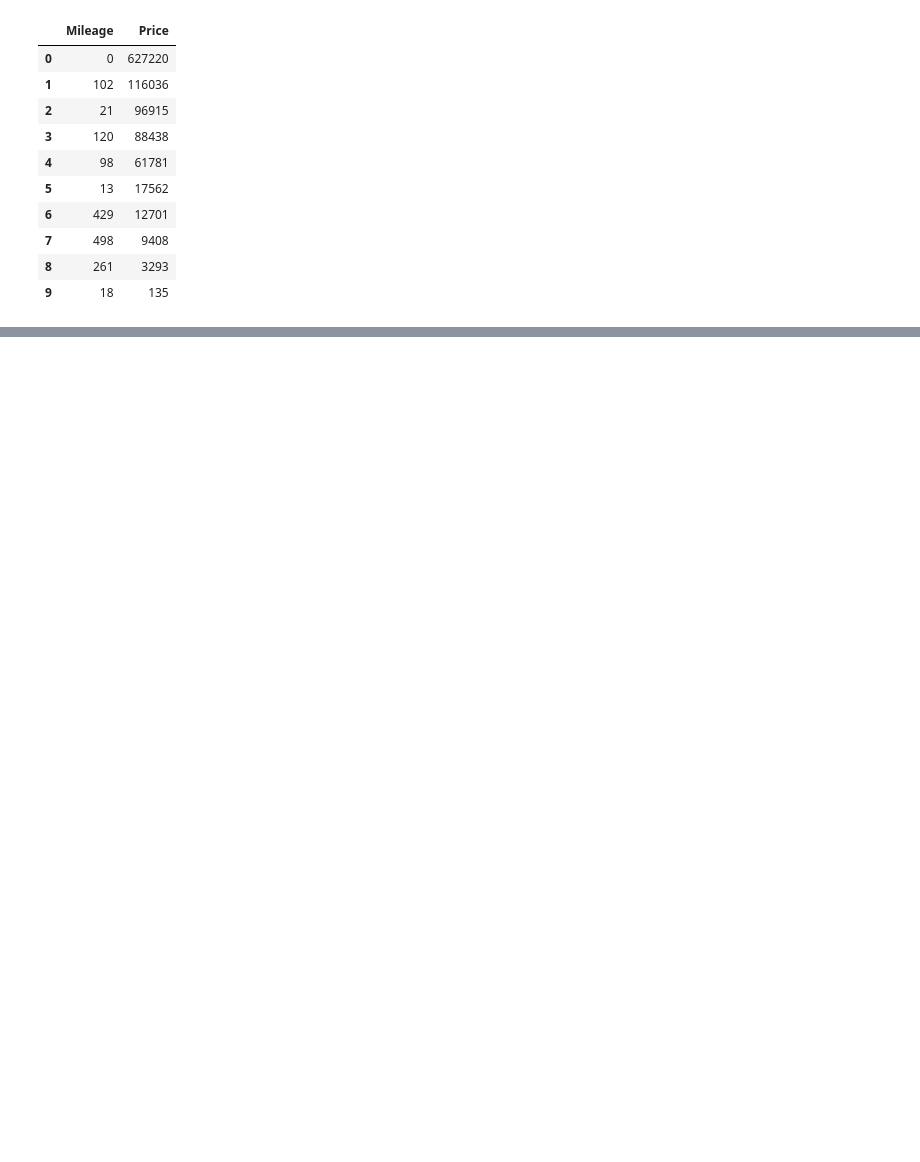
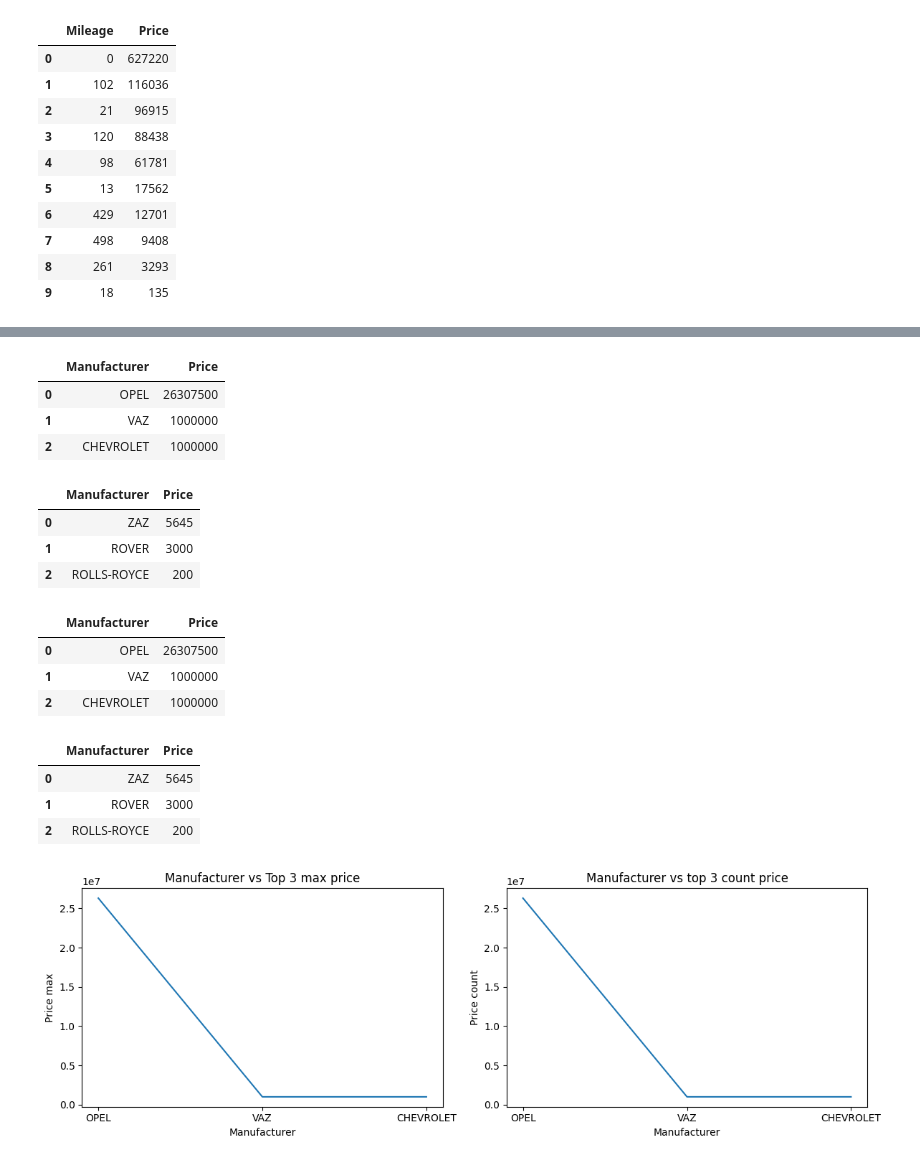
Before and after one commit to ahmeddiab1234/End-to-End-Car-Price-prediction, a Jupyter notebook: EDA.ipynb, the cells around one changed output, grey strips where cells are left out. Drawn from its saved outputs; the diff is of its cells as text; code cells hidden in the pictures; blank space fills up the shorter version.

```diff
--- a/EDA.ipynb
+++ b/EDA.ipynb
@@ -860,0 +879,56 @@ let's visualize the first and last 10 avg price
+# %%
+max_Manufacturer_price = group_by('Manufacturer', 'max')
+
+max_Manufacturer_price_head = max_Manufacturer_price.sort_values(by='Price', ascending=False).reset_index(drop=True).head(3)
+max_Manufacturer_price_tail = max_Manufacturer_price.sort_values(by='Price', ascending=False).reset_index(drop=True).tail(3)
+# %%
+max_Manufacturer_price_head.sort_values(by='Price', ascending=False).reset_index(drop=True).style.background_gradient(cmap='Reds', subset=['Price'])
+# %% [output]
+|  | Manufacturer | Price |
+| 0 | OPEL | 26307500 |
+| 1 | VAZ | 1000000 |
+| 2 | CHEVROLET | 1000000 |
+# %%
+max_Manufacturer_price_tail.sort_values(by='Price', ascending=False).reset_index(drop=True).style.background_gradient(cmap='Reds', subset=['Price'])
+# %% [output]
+|  | Manufacturer | Price |
+| 0 | ZAZ | 5645 |
+| 1 | ROVER | 3000 |
+| 2 | ROLLS-ROYCE | 200 |
+# %%
+cnt_Manufacturer_price = group_by('Manufacturer', 'count')
+
+cnt_Manufacturer_price_head = max_Manufacturer_price.sort_values(by='Price', ascending=False).reset_index(drop=True).head(3)
+cnt_Manufacturer_price_tail = max_Manufacturer_price.sort_values(by='Price', ascending=False).reset_index(drop=True).tail(3)
+# %%
+cnt_Manufacturer_price_head.sort_values(by='Price', ascending=False).reset_index(drop=True).style.background_gradient(cmap='Reds', subset=['Price'])
+# %% [output]
+|  | Manufacturer | Price |
+| 0 | OPEL | 26307500 |
+| 1 | VAZ | 1000000 |
+| 2 | CHEVROLET | 1000000 |
+# %%
+cnt_Manufacturer_price_tail.sort_values(by='Price', ascending=False).reset_index(drop=True).style.background_gradient(cmap='Reds', subset=['Price'])
+# %% [output]
+|  | Manufacturer | Price |
+| 0 | ZAZ | 5645 |
+| 1 | ROVER | 3000 |
+| 2 | ROLLS-ROYCE | 200 |
+# %%
+fig, axes = plt.subplots(1, 2, figsize=(12, 4))
+
+axes[0].plot(max_Manufacturer_price_head['Manufacturer'], max_Manufacturer_price_head['Price'])
+axes[0].set_title("Manufacturer vs Top 3 max price")
+axes[0].set_xlabel("Manufacturer")
+axes[0].set_ylabel("Price max")
+
+
+axes[1].plot(cnt_Manufacturer_price_head['Manufacturer'], cnt_Manufacturer_price_head['Price'])
+axes[1].set_title("Manufacturer vs top 3 count price")
+axes[1].set_xlabel("Manufacturer")
+axes[1].set_ylabel("Price count")
+
+plt.tight_layout()
+plt.show()
+# %% [output]
+[figure, added]
```
Also changed, not shown: parts of 27 cells of this notebook.
